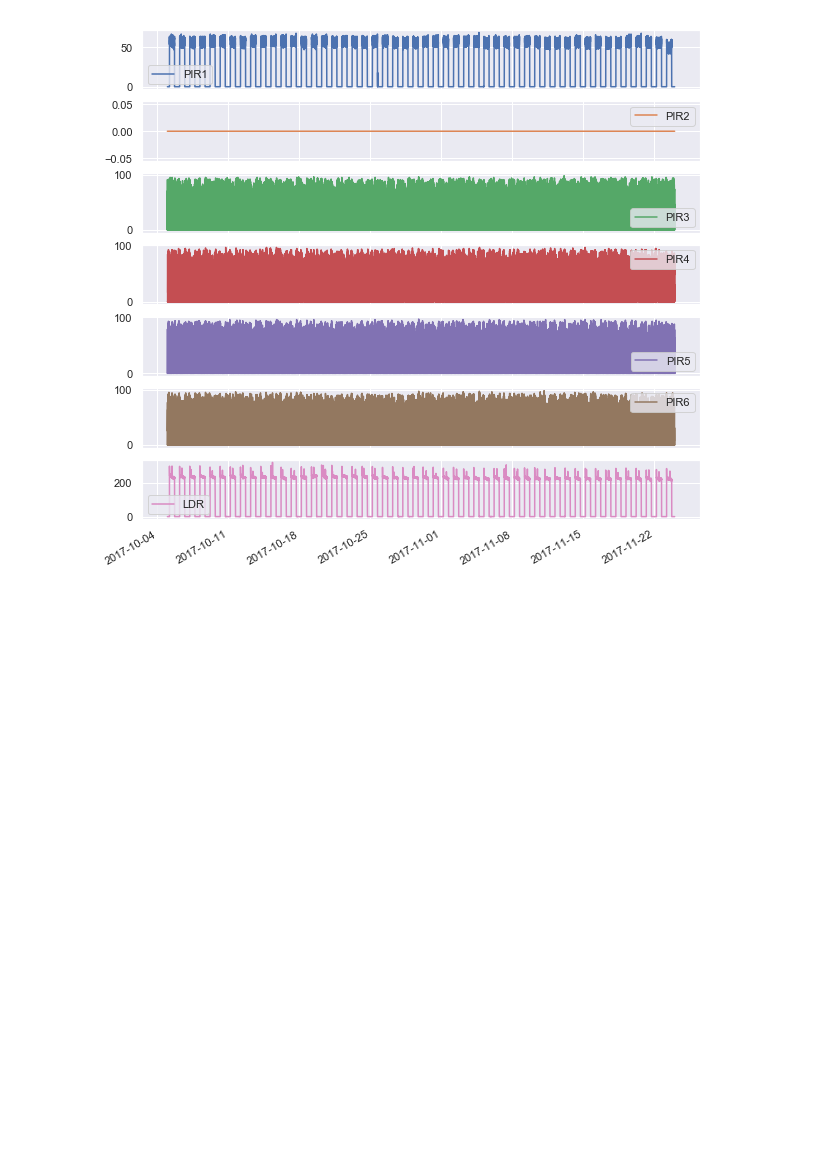
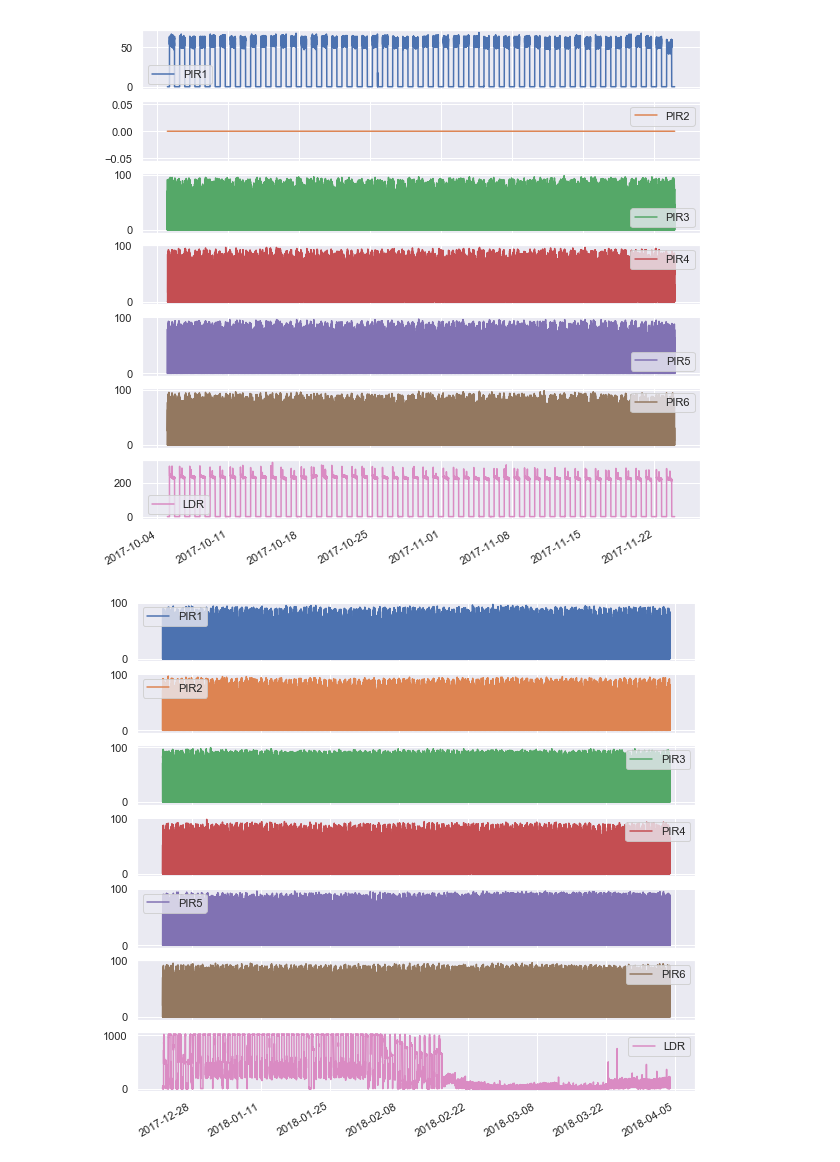
Before and after one commit to A-Fisk/04_ageing, a Jupyter notebook: 01_createfiles/5C.ipynb, the cells around one changed output. Saved outputs shown, nothing was run; the diff lists cells and outputs as text; code cells hidden in the pictures; blank space fills up the shorter version.

Commit message:
Singly Housed Added
Saves files from notebooks for singly housed times.
Py script also turns into a single file for each conditions

```diff
--- a/01_createfiles/5C.ipynb
+++ b/01_createfiles/5C.ipynb
@@ -146,0 +149,9 @@ post_data.to_csv(post_save_name)
+# %%
+start_single = '2017-12-22'
+end_single = '2018-04-03'
+
+single_data = df.loc[start_single:end_single].copy()
+# %%
+quickplot(single_data)
+# %% [output]
+[figure, added]
```
Also changed, not shown: parts of 10 cells of this notebook, 6 other files.
